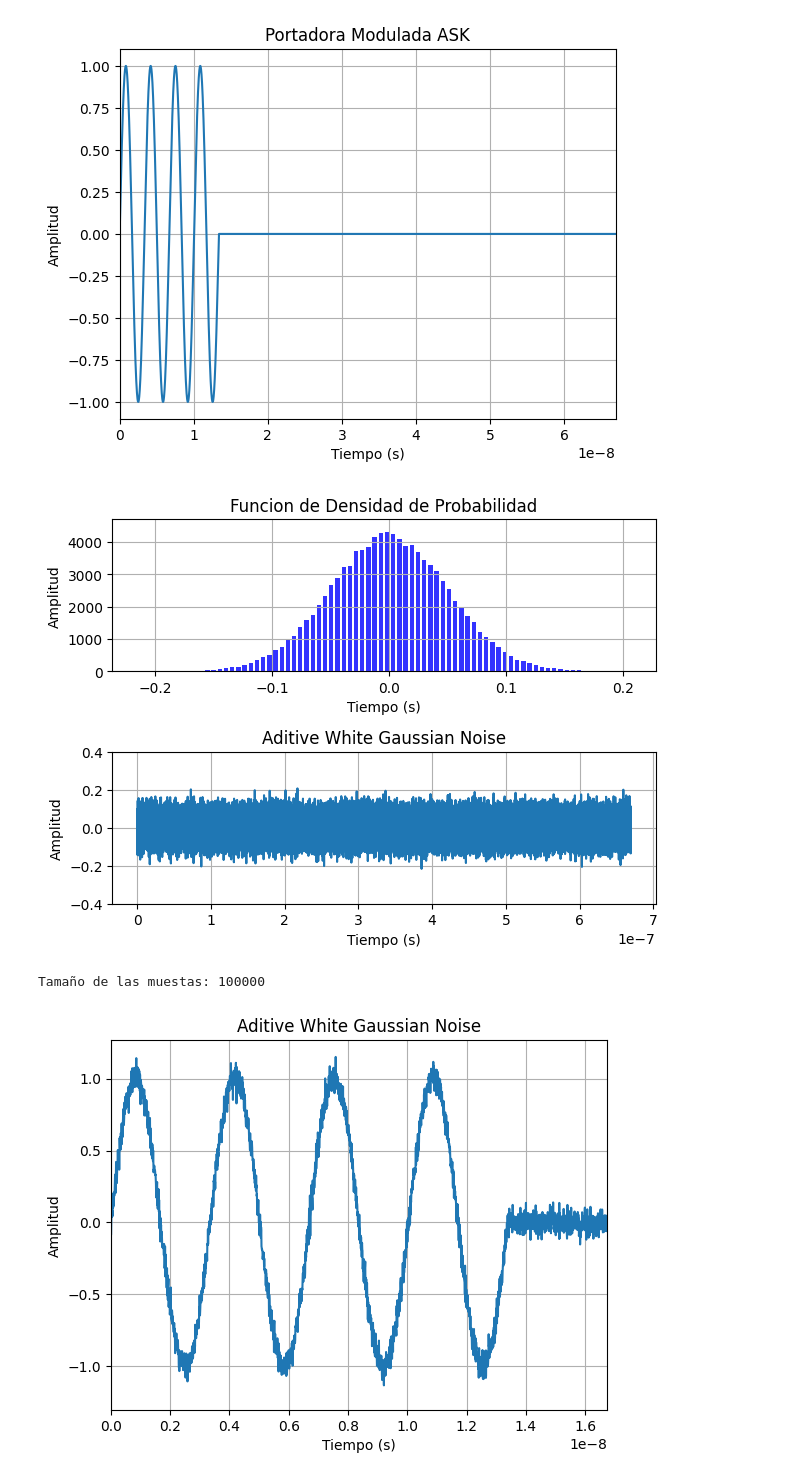
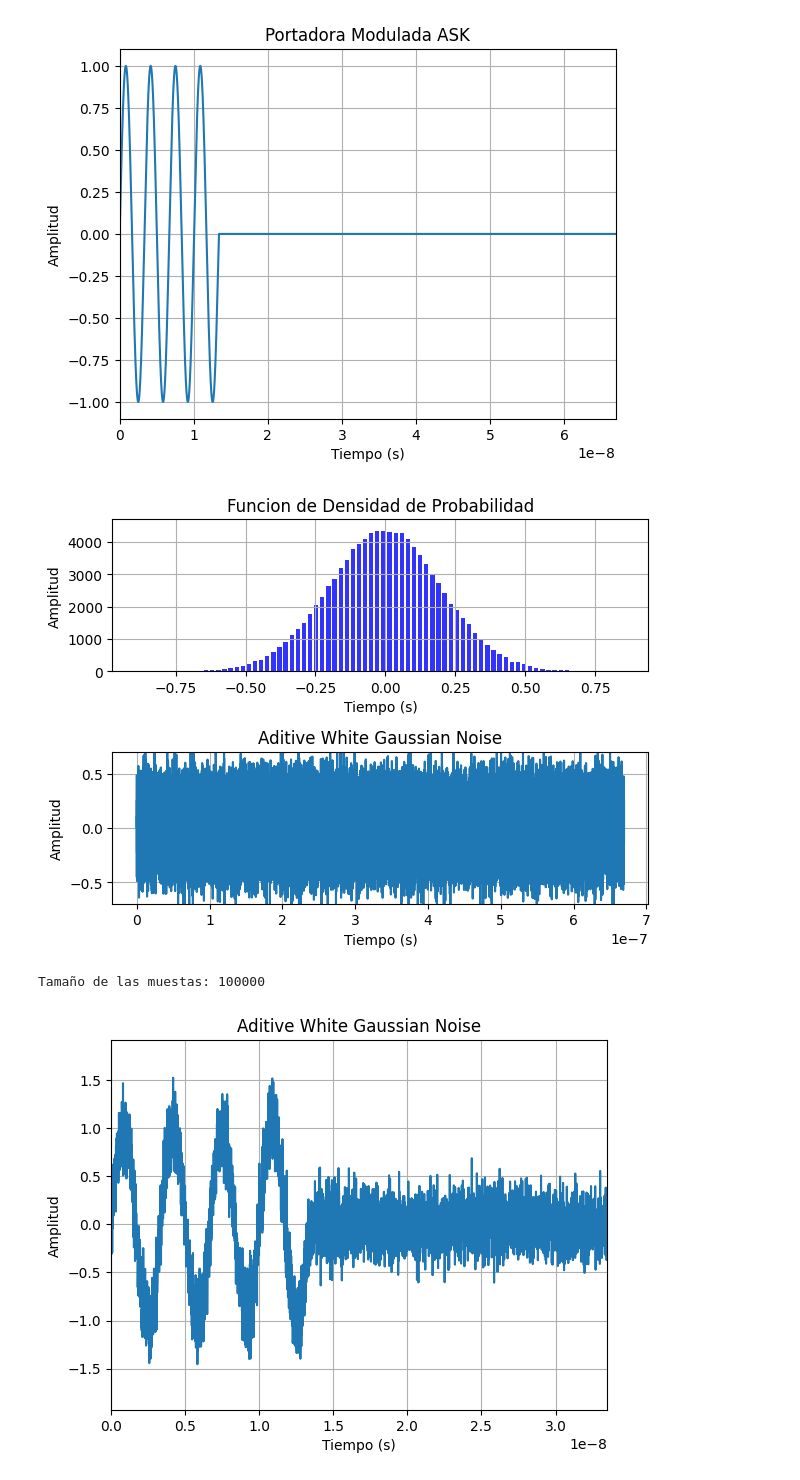
Before and after one commit to FedeArnaudo/RadarPulsado, a Jupyter notebook: Radar_v4.ipynb, the cells around one changed output. Drawn from its saved outputs; the diff is of its cells as text; code cells hidden in the pictures.

```diff
--- a/Radar_v4.ipynb
+++ b/Radar_v4.ipynb
@@ -123,7 +123,7 @@ plt.show()
 # %%
 #Modelado ruido AWGN(Additive White Gaussian Noise)
 
-AWGN = np.random.normal(loc=0,scale=0.2, size=len(Rx))/4
+AWGN = np.random.normal(loc=0,scale=0.2, size=len(Rx))
 
 
 # Graficar del histograma
@@ -142,7 +142,7 @@ plt.subplot(2, 1, 2)  # Subplot 2: 2 filas, 1 columna, segundo subplot
 plt.plot(t, AWGN)
 plt.xlabel('Tiempo (s)')
 plt.ylabel('Amplitud')
-plt.ylim(-0.4, 0.4)
+plt.ylim(-0.7, 0.7)
 plt.title('Aditive White Gaussian Noise')
 plt.grid(True)
 
@@ -151,20 +151,20 @@ plt.show()
 
 print(f"Tamaño de las muestas: {len(Rx)}")
 # %% [output]
-[figure, old version]
+[figure, new version]
 Tamaño de las muestas: 100000
 # %%
 # Señal que entra al canal
 
 S_finalN = Rx + AWGN
 
 # Graficar la señal
 plt.plot(t, S_finalN)
 plt.xlabel('Tiempo (s)')
 plt.ylabel('Amplitud')
 plt.title('Aditive White Gaussian Noise')
-plt.xlim(0, PRI/4)
+plt.xlim(0, PRI/2)
 plt.grid(True)
 plt.show()
 # %% [output]
-[figure, old version]
+[figure, new version]
```
